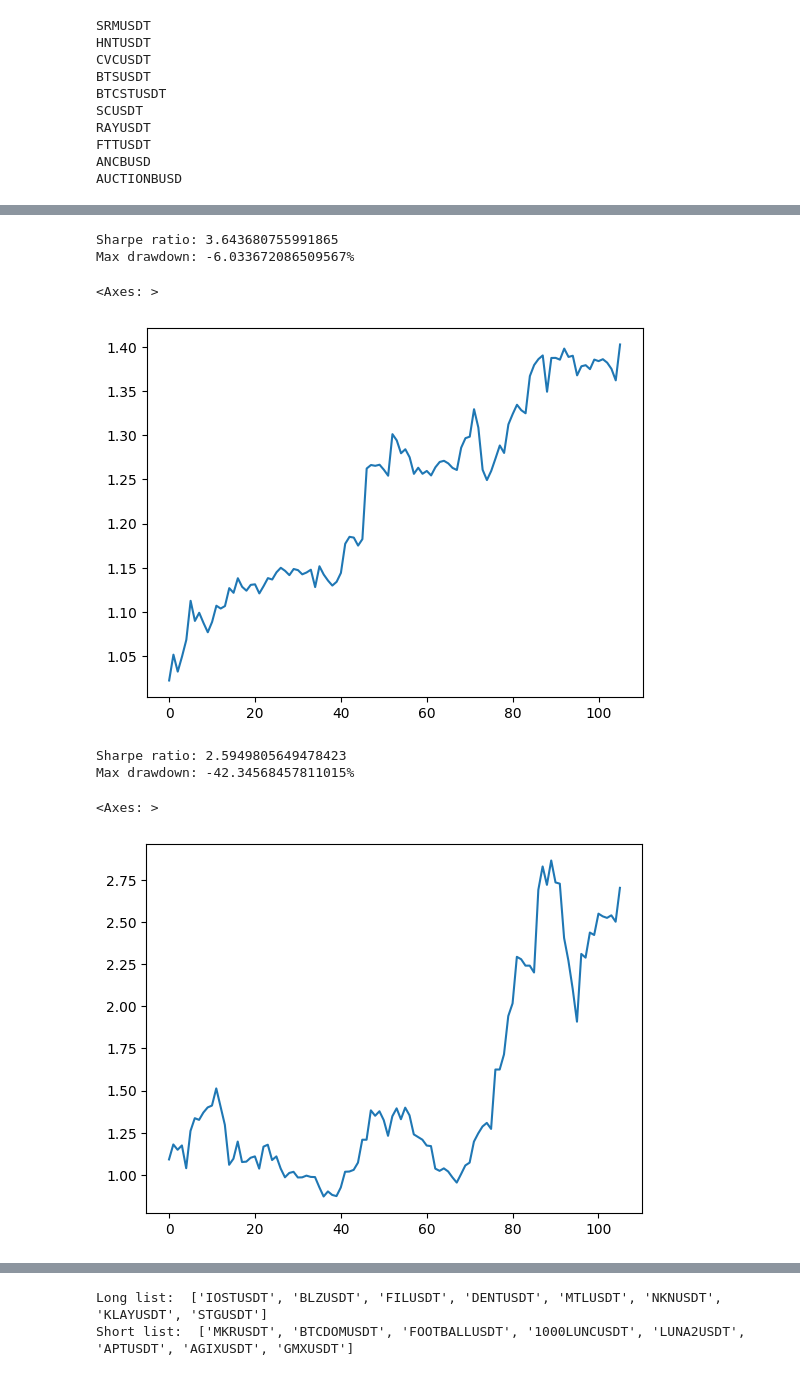
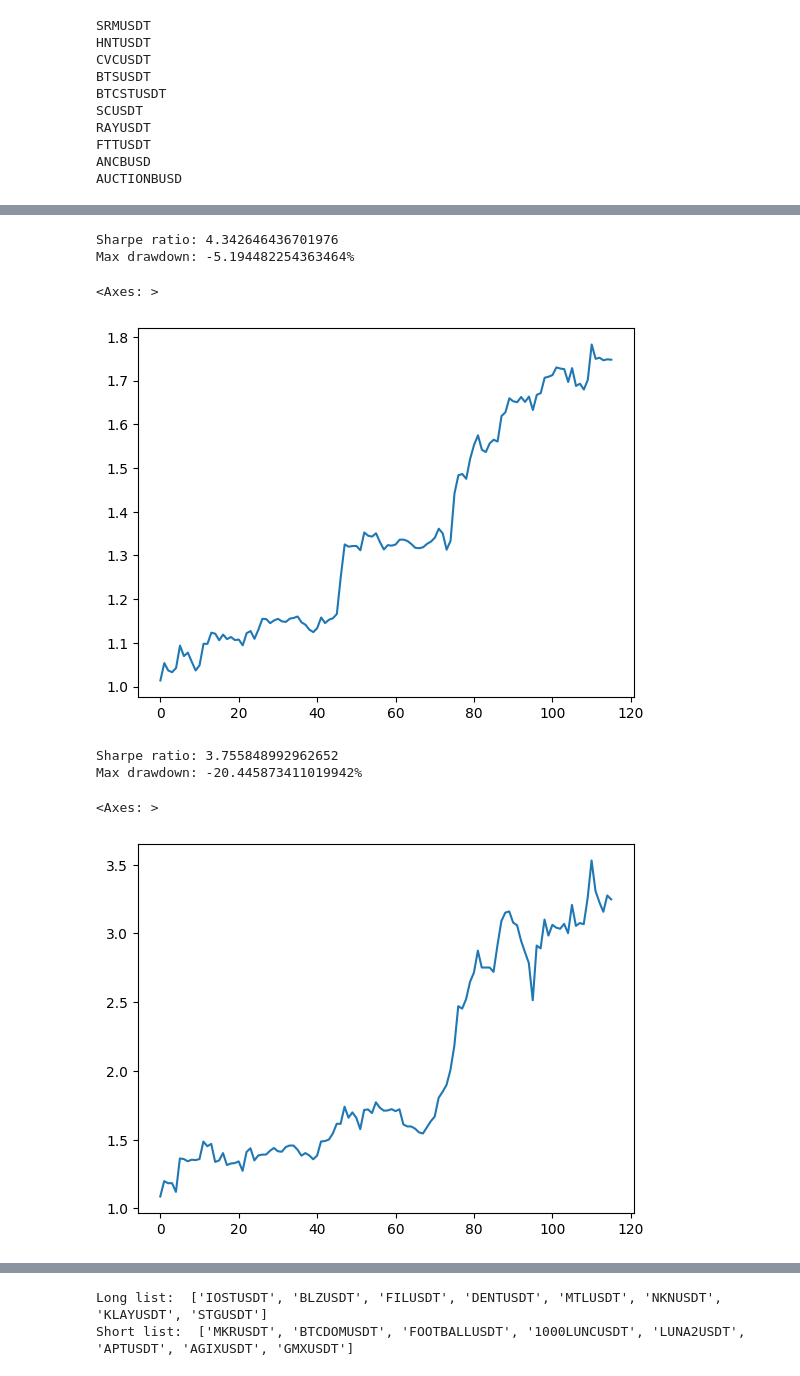
Before and after one commit to createMonster/Multi-Strategy-Quant-System, a Jupyter notebook: playground/momentum_2factor.ipynb, the cells around one changed output, grey strips where cells are left out. Drawn from its saved outputs; the diff is of its cells as text; code cells hidden in the pictures.

```diff
--- a/playground/momentum_2factor.ipynb
+++ b/playground/momentum_2factor.ipynb
@@ -89,8 +89,8 @@ def set_rank_df(periods, index, rank_df, target_df, instruments):
             #ret = target_df.loc[index-p-IGNORES:, f"{inst} % ret"]
             #count = target_df.loc[index-IGNORES, f"{inst} count"]
             #rank_df.loc[index, f"{inst} {p} max bar ret"] = (max(ret) - 0.5*min(ret)) * 100 / count
-            #rank_df.loc[index, f"{inst} {p} max bar ret"] = max(ret) + 0.1*min(ret)
-            rank_df.loc[index, f"{inst} {p} max bar ret"] = ret.std()
+            rank_df.loc[index, f"{inst} {p} max bar ret"] = max(ret)
+            #rank_df.loc[index, f"{inst} {p} max bar ret"] = ret.std()
     return rank_df
 
 def get_momentum_rank(df, rebalance_period=10):
@@ -235,22 +235,26 @@ compare_df
 long_ranks = ['0, 3', '4, 0', '4, 1']
 lw = [0.3, 0.6, 0.1]
 long_portfolio = [result_df[f"rank {x} fwd ret"] for x in long_ranks]
-long_portfolio = sum([long_portfolio[i]*lw[i] for i in range(len(long_ranks))])
+#print (long_portfolio[1])
+long_portfolio_ret = sum([long_portfolio[i]*lw[i] for i in range(len(long_ranks))])
 
 
 short_ranks = ['0, 0', '1, 0', '4, 2', '4, 3']
 sw = [0.25, 0.25, 0.25, 0.25]
 short_portfolio = [result_df[f"rank {x} fwd ret"] for x in short_ranks]
-short_portfolio = sum([short_portfolio[i]*sw[i] for i in range(len(short_ranks))])
+short_portfolio_ret = sum([short_portfolio[i]*sw[i] for i in range(len(short_ranks))])
 
+for i in long_portfolio[1].index:
+    if long_portfolio[1].iloc[i] == 0:
+        long_portfolio_ret.iloc[i] *= 1.2
 
-#short_pct = long_portfolio.apply(lambda x: 0.8 if x == 0 else 0.6)
-short_pct = 0.68
+#short_pct = long_portfolio[1].apply(lambda x: 0.3 if x == 0 else 0.68)
+short_pct = 0.6
 leverage = 1
-SLIPPERAGE = 0.001
+SLIPPERAGE = 0.002
 # %%
 # long-short
-result_df["portfolio ret"] = (long_portfolio - short_pct*short_portfolio - SLIPPERAGE*(1+short_pct)) / (1+short_pct) * leverage
+result_df["portfolio ret"] = (long_portfolio_ret - short_pct*short_portfolio_ret - SLIPPERAGE*(1+short_pct)) / (1+short_pct) * leverage
 sharpe = result_df["portfolio ret"].mean() / result_df["portfolio ret"].std() * np.sqrt(253)
 
 result_df["portfolio ret"] = (1+result_df["portfolio ret"]).cumprod()
@@ -260,27 +264,27 @@ print (f"Sharpe ratio: {sharpe}")
 print (f"Max drawdown: {max_drawdown}%")
 result_df["portfolio ret"].plot()
 # %% [output]
-Sharpe ratio: 3.643680755991865
-Max drawdown: -6.033672086509567%
+Sharpe ratio: 4.342646436701976
+Max drawdown: -5.194482254363464%
 <Axes: >
-[figure, old version]
+[figure, new version]
 # %%
 # long only
-#result_df["portfolio ret"] = long_portfolio
-result_df["portfolio ret"] = result_df[f"rank {'0, 3'} fwd ret"]
+result_df["portfolio ret"] = long_portfolio_ret
+#result_df["portfolio ret"] = result_df[f"rank {'0, 3'} fwd ret"]
 sharpe = result_df["portfolio ret"].mean() / result_df["portfolio ret"].std() * np.sqrt(253)
 
 result_df["portfolio ret"] = (1+result_df["portfolio ret"]).cumprod()
 result_df["drawdown"] = result_df["portfolio ret"] / result_df["portfolio ret"].cummax() - 1
 max_drawdown = result_df["drawdown"].min()*100
 print (f"Sharpe ratio: {sharpe}")
 print (f"Max drawdown: {max_drawdown}%")
 result_df["portfolio ret"].plot()
 # %% [output]
-Sharpe ratio: 2.5949805649478423
-Max drawdown: -42.34568457811015%
+Sharpe ratio: 3.755848992962652
+Max drawdown: -20.445873411019942%
 <Axes: >
-[figure, old version]
+[figure, new version]
 # %%
 # IGNORES = 5
 # look back, look ahead = 10, 50
```
Also changed, not shown: parts of 3 cells of this notebook, 2 other files.
